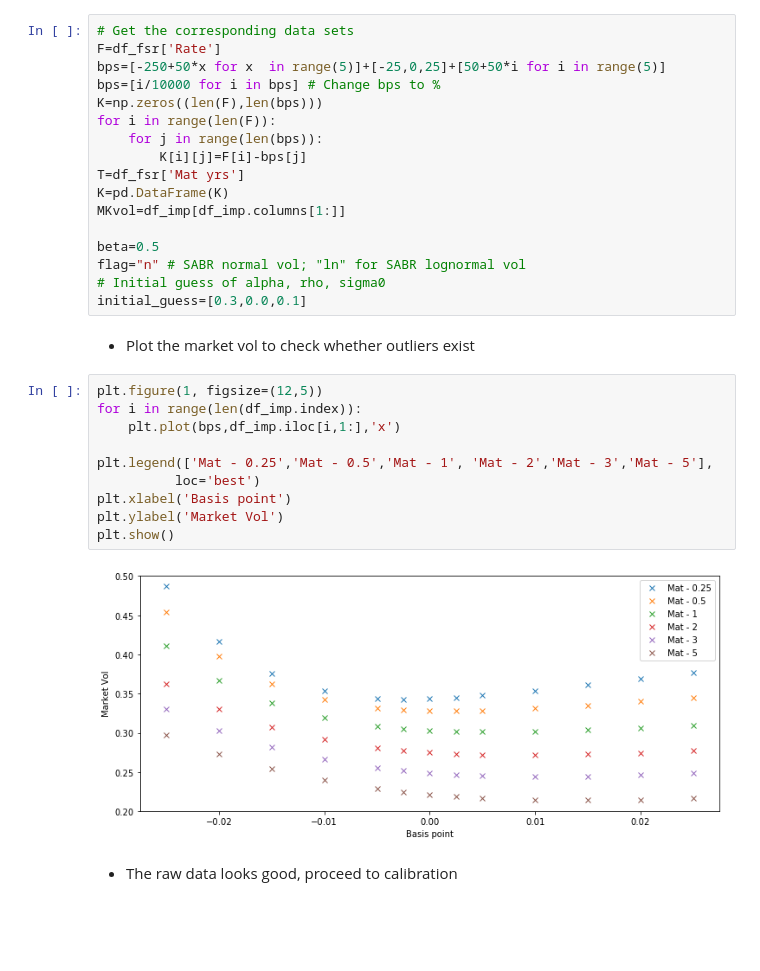
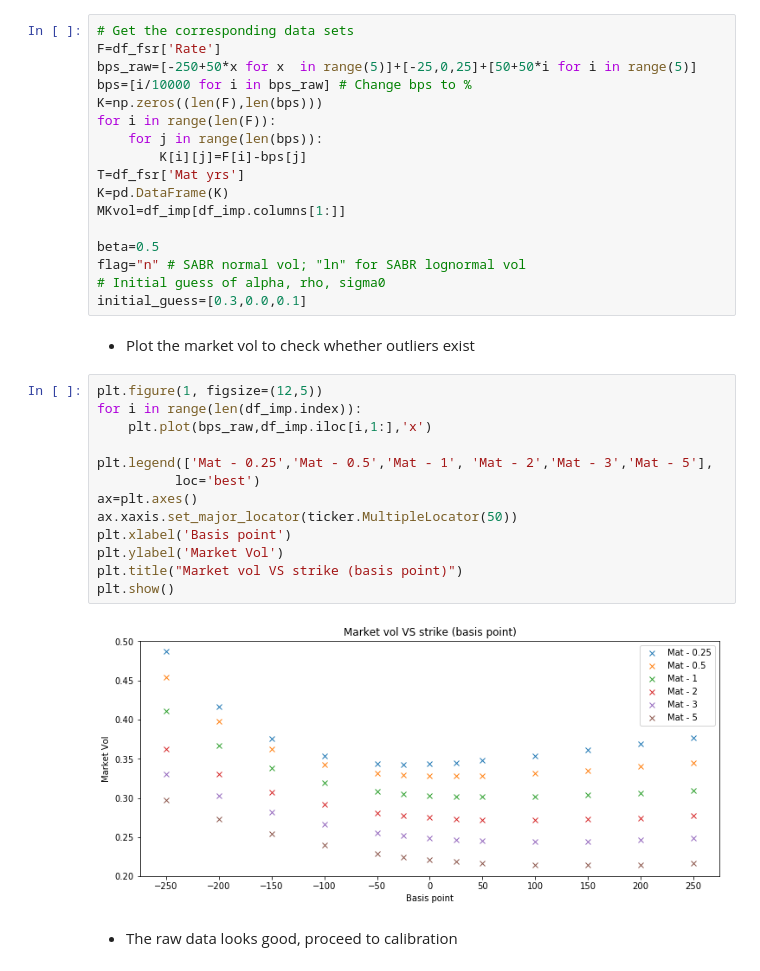
Before and after one commit to vivekfe/MTH9878_Interest_Rate_Model, a Jupyter notebook: HW/HW4/MTH9878_HW4_Group05.ipynb, the cells around one changed output. Cells and saved outputs as stored; diff of their text form; blank space fills up the shorter version.

```diff
--- a/HW/HW4/MTH9878_HW4_Group05.ipynb
+++ b/HW/HW4/MTH9878_HW4_Group05.ipynb
@@ -595,8 +594,8 @@ def calibration(initial_para,beta,T,K,F0,MKvol,flag):
 # %%
 # Get the corresponding data sets
 F=df_fsr['Rate']
-bps=[-250+50*x for x  in range(5)]+[-25,0,25]+[50+50*i for i in range(5)]
-bps=[i/10000 for i in bps] # Change bps to %
+bps_raw=[-250+50*x for x  in range(5)]+[-25,0,25]+[50+50*i for i in range(5)]
+bps=[i/10000 for i in bps_raw] # Change bps to %
 K=np.zeros((len(F),len(bps)))
 for i in range(len(F)):
     for j in range(len(bps)):
@@ -614,15 +613,18 @@ initial_guess=[0.3,0.0,0.1]
 # %%
 plt.figure(1, figsize=(12,5))
 for i in range(len(df_imp.index)):
-    plt.plot(bps,df_imp.iloc[i,1:],'x')
+    plt.plot(bps_raw,df_imp.iloc[i,1:],'x')
 
 plt.legend(['Mat - 0.25','Mat - 0.5','Mat - 1', 'Mat - 2','Mat - 3','Mat - 5'],
           loc='best')
+ax=plt.axes()
+ax.xaxis.set_major_locator(ticker.MultipleLocator(50))
 plt.xlabel('Basis point')
 plt.ylabel('Market Vol')
+plt.title("Market vol VS strike (basis point)")
 plt.show()
 # %% [output]
-[figure, old version]
+[figure, new version]
 # %% [markdown]
 * The raw data looks good, proceed to calibration
 # %%
```
Also changed, not shown: parts of 4 cells of this notebook.
